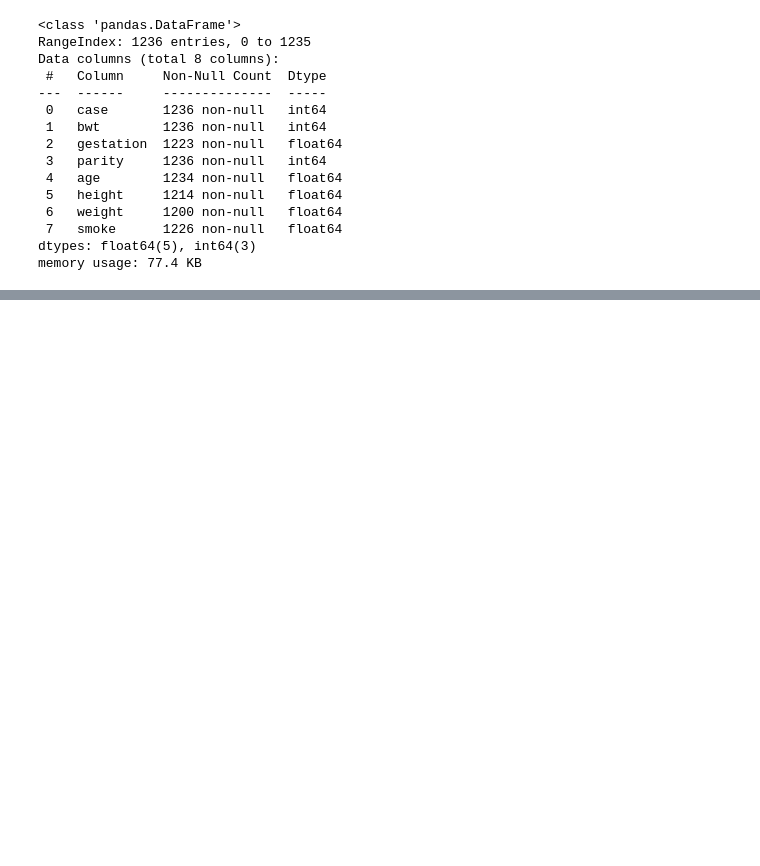
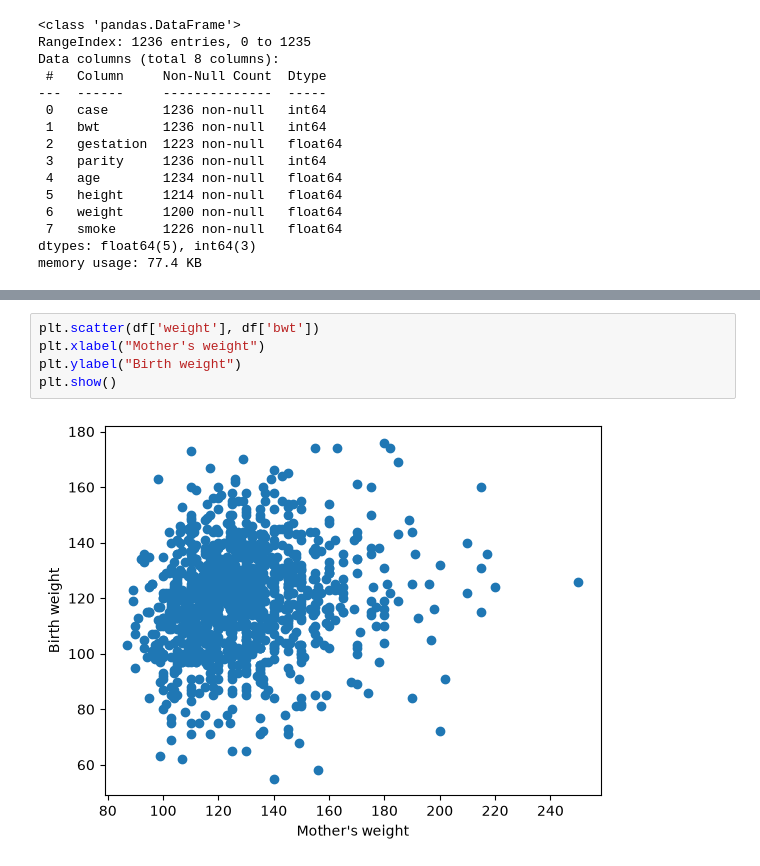
Before and after one commit to bhatia1289/my-flask-app, a Jupyter notebook: model_training.ipynb, the cells around one changed output, grey strips where cells are left out. Cells and saved outputs as stored; diff of their text form; blank space fills up the shorter version.

```diff
--- a/model_training.ipynb
+++ b/model_training.ipynb
@@ -42,0 +99,7 @@ df.describe()
+# %%
+plt.scatter(df['weight'], df['bwt'])
+plt.xlabel("Mother's weight")
+plt.ylabel("Birth weight")
+plt.show()
+# %% [output]
+[figure, added]
```
Also changed, not shown: parts of 18 cells of this notebook.
